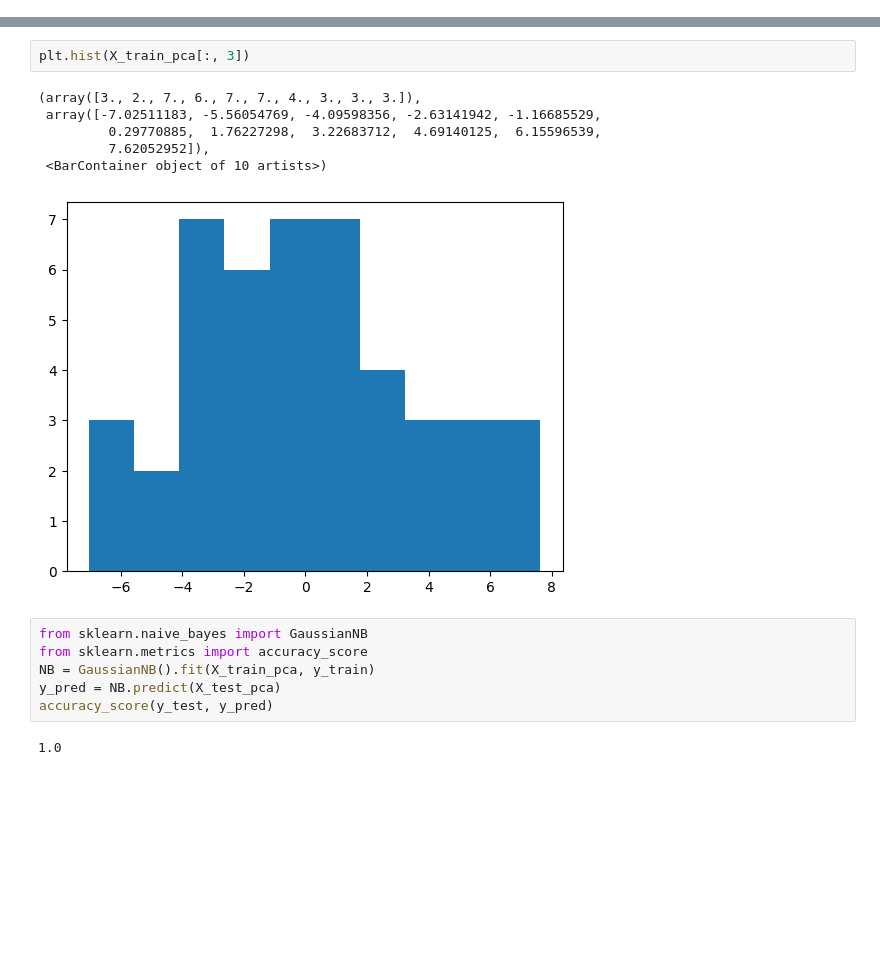
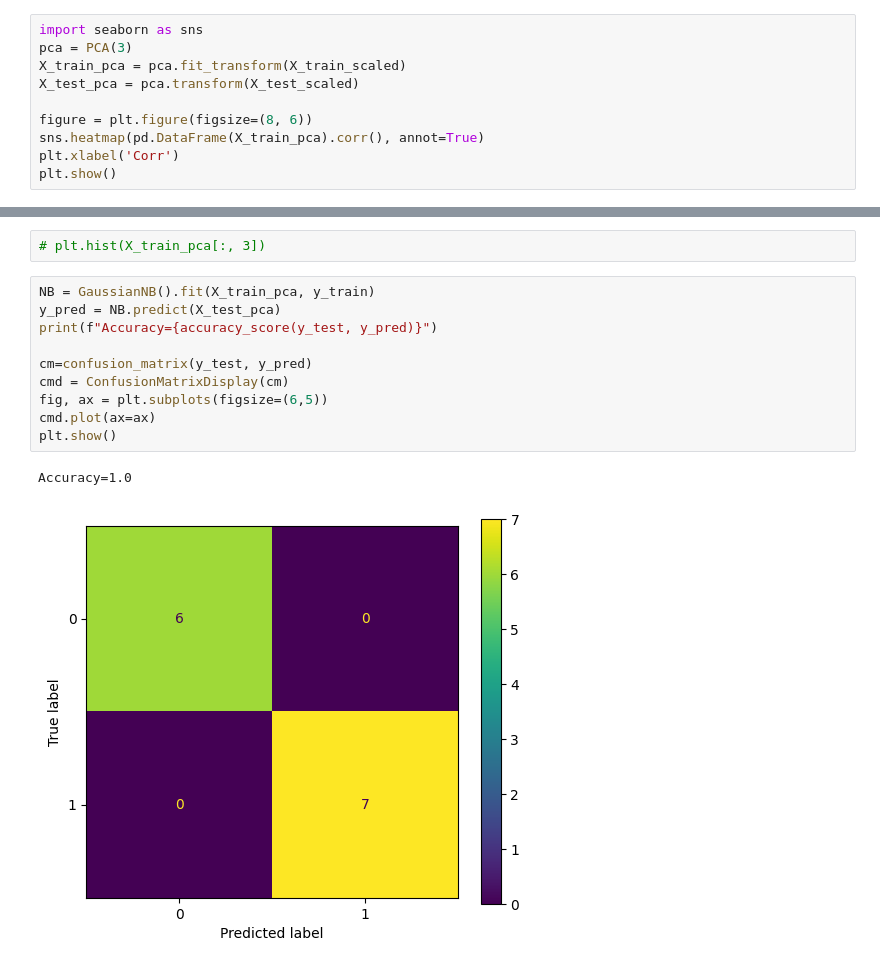
Before and after one commit to ChauBacHozz/Chemometric-book, a Jupyter notebook: Naive_Bayes/Naive_Bayes.ipynb, the cells around one changed output, grey strips where cells are left out. Cells and saved outputs as stored; diff of their text form; blank space fills up the shorter version.

```diff
--- a/Naive_Bayes/Naive_Bayes.ipynb
+++ b/Naive_Bayes/Naive_Bayes.ipynb
@@ -103,0 +83,10 @@ plt.show()
+# %%
+import seaborn as sns
+pca = PCA(3)
+X_train_pca = pca.fit_transform(X_train_scaled)
+X_test_pca = pca.transform(X_test_scaled)
+
+figure = plt.figure(figsize=(8, 6))
+sns.heatmap(pd.DataFrame(X_train_pca).corr(), annot=True)
+plt.xlabel('Corr')
+plt.show()
@@ -111,17 +102,15 @@ LR.score(X_test_pca, y_test)
 # %%
-plt.hist(X_train_pca[:, 3])
+# plt.hist(X_train_pca[:, 3])
-# %% [output]
-(array([3., 2., 7., 6., 7., 7., 4., 3., 3., 3.]),
- array([-7.02511183, -5.56054769, -4.09598356, -2.63141942, -1.16685529,
-         0.29770885,  1.76227298,  3.22683712,  4.69140125,  6.15596539,
-         7.62052952]),
- <BarContainer object of 10 artists>)
-[figure, removed]
-# %%
-from sklearn.naive_bayes import GaussianNB
-from sklearn.metrics import accuracy_score
-NB = GaussianNB().fit(X_train_pca, y_train)
-y_pred = NB.predict(X_test_pca)
-accuracy_score(y_test, y_pred)
-# %% [output]
-1.0
+# %%
+NB = GaussianNB().fit(X_train_pca, y_train)
+y_pred = NB.predict(X_test_pca)
+print(f"Accuracy={accuracy_score(y_test, y_pred)}")
+
+cm=confusion_matrix(y_test, y_pred)
+cmd = ConfusionMatrixDisplay(cm)
+fig, ax = plt.subplots(figsize=(6,5))
+cmd.plot(ax=ax)
+plt.show()
+# %% [output]
+Accuracy=1.0
+[figure, added]
```
Also changed, not shown: parts of 18 cells of this notebook, 5 other files.
